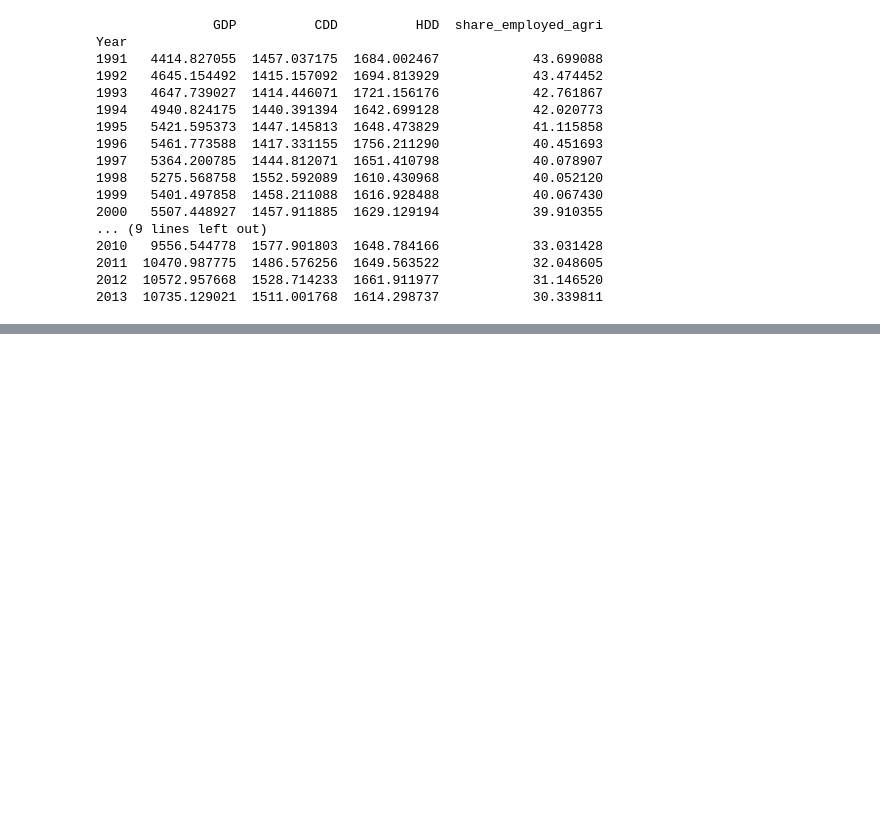
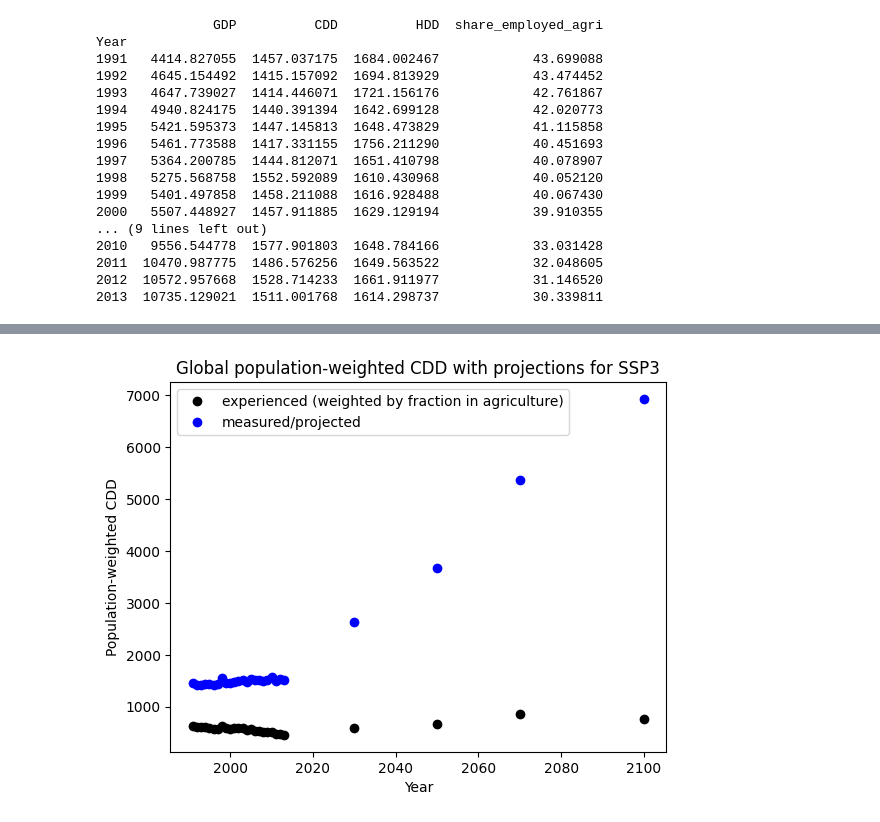
Before and after one commit to carnegie/clab_cooling_deficit_index, a Jupyter notebook: experiencedT.ipynb, the cells around one changed output, grey strips where cells are left out. Saved outputs shown, nothing was run; the diff lists cells and outputs as text; code cells hidden in the pictures; blank space fills up the shorter version.

Commit message:
include future projection

```diff
--- a/experiencedT.ipynb
+++ b/experiencedT.ipynb
@@ -151,0 +229,13 @@ Text(0.65, 0.95, 'f(x) = 85 * x^(-0.75)')
+# %%
+# Plot experienced CDD vs Temperature
+# Drop scenario index and only keep year index
+ipcc_pred = ipcc_scenarios.set_index(ipcc_scenarios.index.get_level_values('Year'))
+ipcc_pred = ipcc_pred.drop(columns=['GDP per capita', 'Temperature'])
+print(ipcc_pred)
+
+# Drop rows GDP and HDD from dataframe
+df_pred = df.drop(columns=['GDP', 'HDD'])
+df_pred['experienced CDD'] = df_pred['share_employed_agri'] * df_pred['CDD'] / 100.
+df_pred = df_pred.drop(columns=['share_employed_agri'])
+pred_df = pd.concat([df_pred, ipcc_pred], axis=0)
+print(pred_df)
@@ -151,0 +260,11 @@ Text(0.65, 0.95, 'f(x) = 85 * x^(-0.75)')
+# %%
+fig, ax = plt.subplots()
+ax.plot(pred_df.index.get_level_values('Year'), pred_df['experienced CDD'], color='k', marker='o', linestyle='None', label='experienced (weighted by fraction in agriculture)')
+ax.plot(pred_df.index.get_level_values('Year'), pred_df['CDD'], color='b', marker='o', linestyle='None', label='measured/projected')
+ax.set_xlabel('Year')
+ax.set_ylabel('Population-weighted CDD')
+ax.legend(loc='upper left', bbox_to_anchor=(0., 1.0))
+ax.title.set_text('Global population-weighted CDD with projections for SSP3')
+plt.show()
+# %% [output]
+[figure, added]
```
Also changed, not shown: parts of 6 cells of this notebook.
